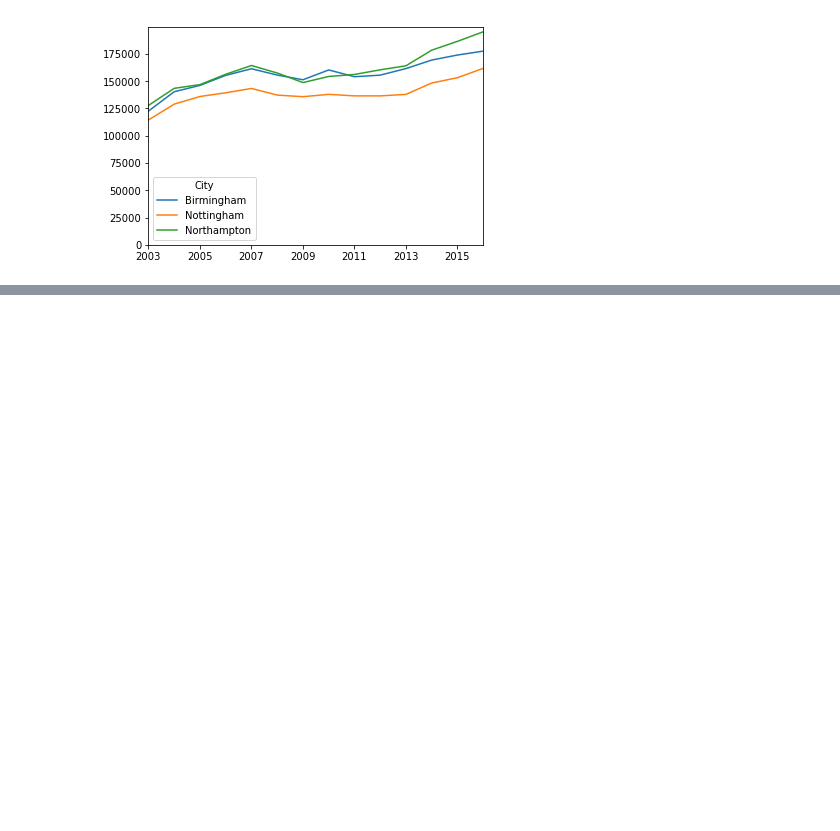
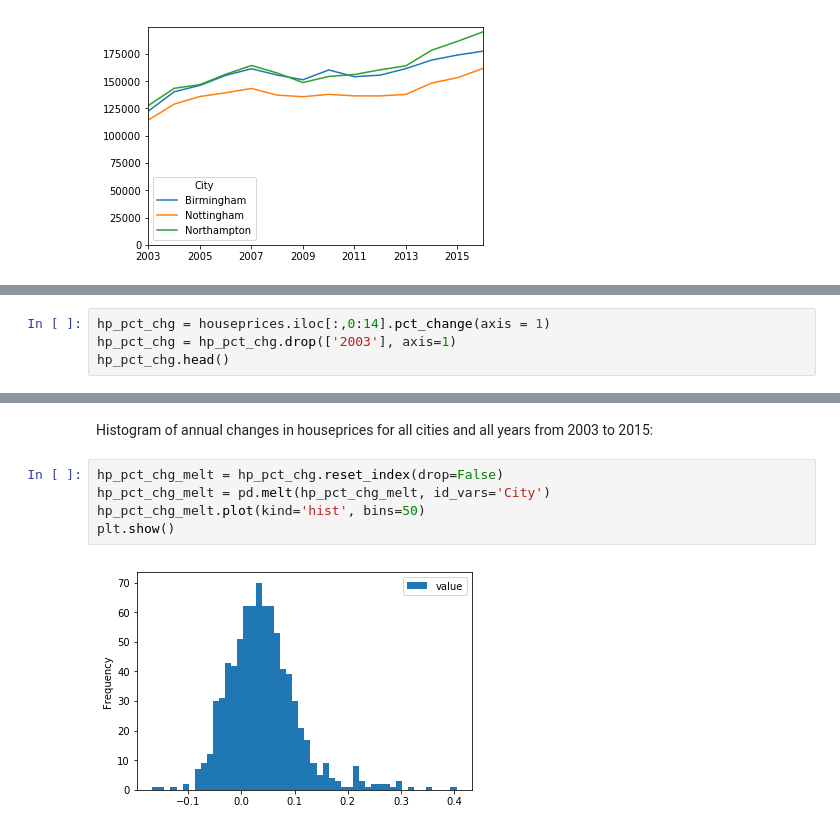
Before and after one commit to IvanTodorovic78/Capstone1, a Jupyter notebook: Capstone1 EDA and Visualizations.ipynb, the cells around one changed output, grey strips where cells are left out. Saved outputs shown, nothing was run; the diff lists cells and outputs as text; blank space fills up the shorter version.

```diff
--- a/Capstone1 EDA and Visualizations.ipynb
+++ b/Capstone1 EDA and Visualizations.ipynb
@@ -242,0 +280,4 @@ plt.show()
+# %%
+hp_pct_chg = houseprices.iloc[:,0:14].pct_change(axis = 1)
+hp_pct_chg = hp_pct_chg.drop(['2003'], axis=1)
+hp_pct_chg.head()
@@ -242,0 +292,9 @@ plt.show()
+# %% [markdown]
+Histogram of annual changes in houseprices for all cities and all years from 2003 to 2015:
+# %%
+hp_pct_chg_melt = hp_pct_chg.reset_index(drop=False)
+hp_pct_chg_melt = pd.melt(hp_pct_chg_melt, id_vars='City')
+hp_pct_chg_melt.plot(kind='hist', bins=50)
+plt.show()
+# %% [output]
+[figure, added]
```
Also changed, not shown: parts of 62 cells of this notebook.
